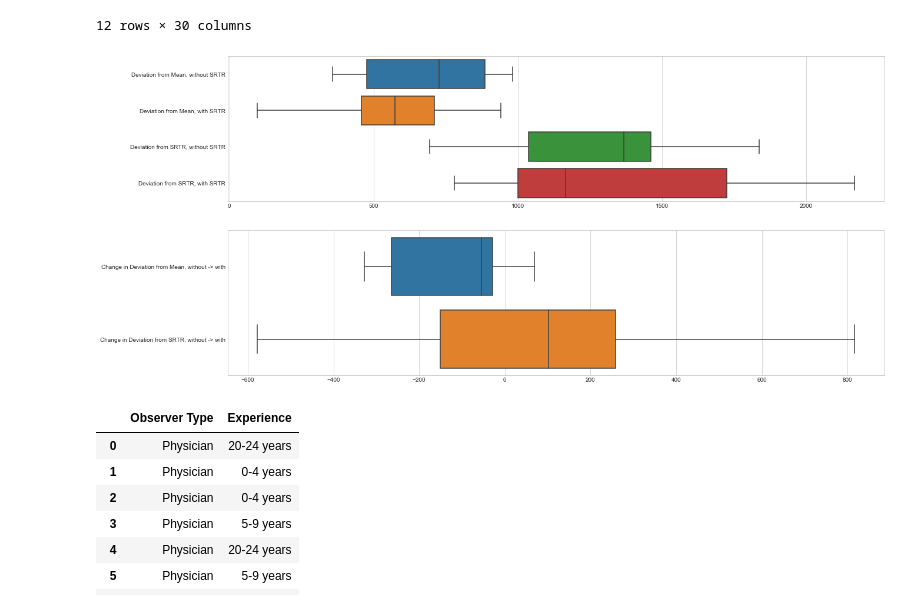
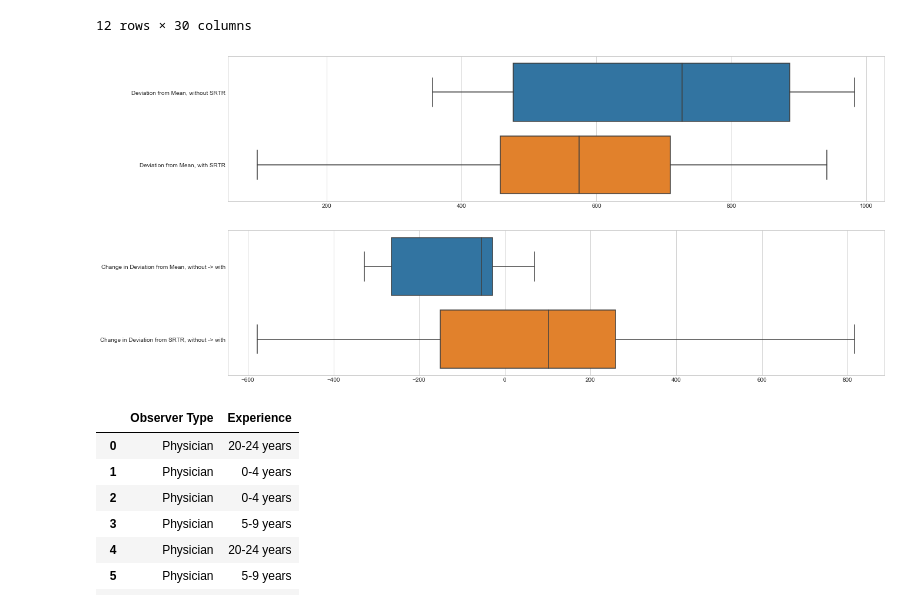
Before and after one commit to peterjmartinson/heart-survey, a Jupyter notebook: HeartSurvey.ipynb, the cells around one changed output. Cells and saved outputs as stored; diff of their text form; code cells hidden in the pictures.

```diff
--- a/HeartSurvey.ipynb
+++ b/HeartSurvey.ipynb
@@ -325,32 +325,32 @@ risk.iloc[:, 0:30] - risk.iloc[:, 0:30].mean()
 # %%
 ## Plot "mean squared error" across providers, split by Mean/SRTR Score, and by With/Without SRTR Score
 
 mse_mean_blind = calculateDeviationFromMeanByObserver(risk, 1, 30)
 mse_mean = calculateDeviationFromMeanByObserver(risk, 31, 60)
 mse_srtr_blind = calculateDeviationFromSRTRByObserver(risk, scaled_srtr_risk, 1, 30)
 mse_srtr = calculateDeviationFromSRTRByObserver(risk, scaled_srtr_risk, 31, 60)
 
 deviations = pd.DataFrame(
-               np.array([mse_mean_blind, mse_mean, mse_srtr_blind, mse_srtr]),
-               index=['Deviation from Mean, without SRTR', 'Deviation from Mean, with SRTR', 'Deviation from SRTR, without SRTR', 'Deviation from SRTR, with SRTR'])
+               np.array([mse_mean_blind, mse_mean]),
+               index=['Deviation from Mean, without SRTR', 'Deviation from Mean, with SRTR'])
 
 changes = pd.DataFrame(
                np.array([mse_mean - mse_mean_blind, mse_srtr - mse_srtr_blind]),
                index=['Change in Deviation from Mean, without -> with', 'Change in Deviation from SRTR, without -> with'])
 
 plt.figure(figsize=(20, 10))
 
 plt.subplot(2, 1, 1)
 ax_1 = sns.boxplot(data=deviations.T, orient='h')
 
 
 plt.subplot(2, 1, 2)
 ax_2 = sns.boxplot(data=changes.T, orient='h')
 
 
 plt.savefig('plot_BoxDeviations.jpg')
 # %% [output]
-[figure, old version]
+[figure, new version]
 # %%
 observer_class = pd.DataFrame(survey.iloc[:, 3:5])
 observer_class.columns = ['Observer Type', 'Experience']
```
Also changed, not shown: parts of 1 cell of this notebook, 2 other files.
